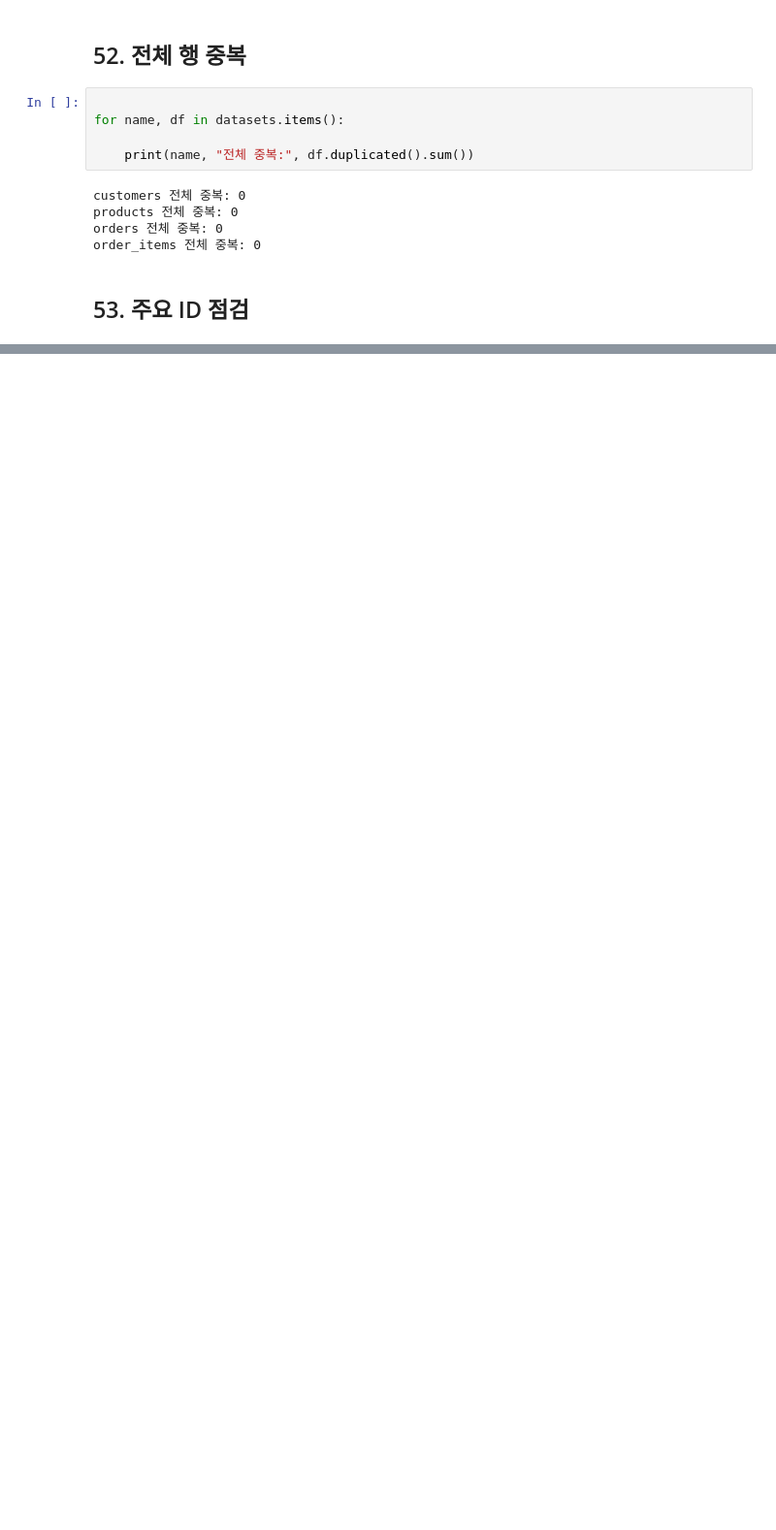
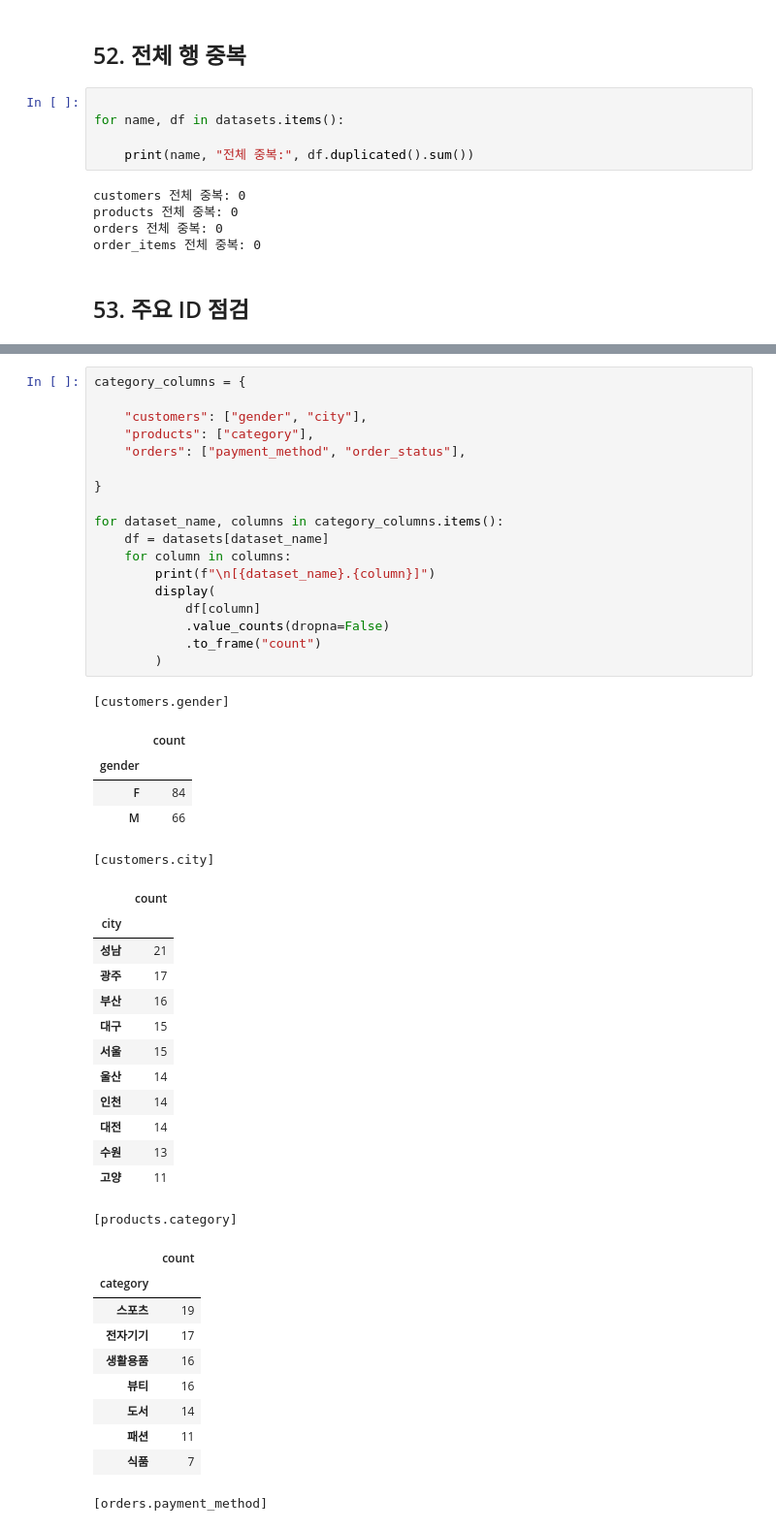
Before and after one commit to zciop-nk/ai-data-analysis-repository, a Jupyter notebook: notebooks/ch03_practice.ipynb, the cells around one changed output, grey strips where cells are left out. Shown at 97% size. Cells and saved outputs as stored; diff of their text form; blank space fills up the shorter version.

```diff
--- a/notebooks/ch03_practice.ipynb
+++ b/notebooks/ch03_practice.ipynb
@@ -393,0 +418,48 @@ id_check_summary
+# %%
+category_columns = {
+
+    "customers": ["gender", "city"],
+    "products": ["category"],
+    "orders": ["payment_method", "order_status"],
+
+}
+
+for dataset_name, columns in category_columns.items():
+    df = datasets[dataset_name]
+    for column in columns:
+        print(f"\n[{dataset_name}.{column}]")
+        display(
+            df[column]
+            .value_counts(dropna=False)
+            .to_frame("count")
+        )
+# %% [output]
+[customers.gender]
+|  | count |
+| gender |  |
+| F | 84 |
+| M | 66 |
+[customers.city]
+|  | count |
+| city |  |
+| 성남 | 21 |
+| 광주 | 17 |
+| 부산 | 16 |
+| 대구 | 15 |
+| 서울 | 15 |
+| 울산 | 14 |
+| 인천 | 14 |
+| 대전 | 14 |
+| 수원 | 13 |
+| 고양 | 11 |
+[products.category]
+|  | count |
+| category |  |
+| 스포츠 | 19 |
+| 전자기기 | 17 |
+| 생활용품 | 16 |
+| 뷰티 | 16 |
+| 도서 | 14 |
+| 패션 | 11 |
+| 식품 | 7 |
+[orders.payment_method]
```
Also changed, not shown: parts of 29 cells of this notebook, 3 other files.
